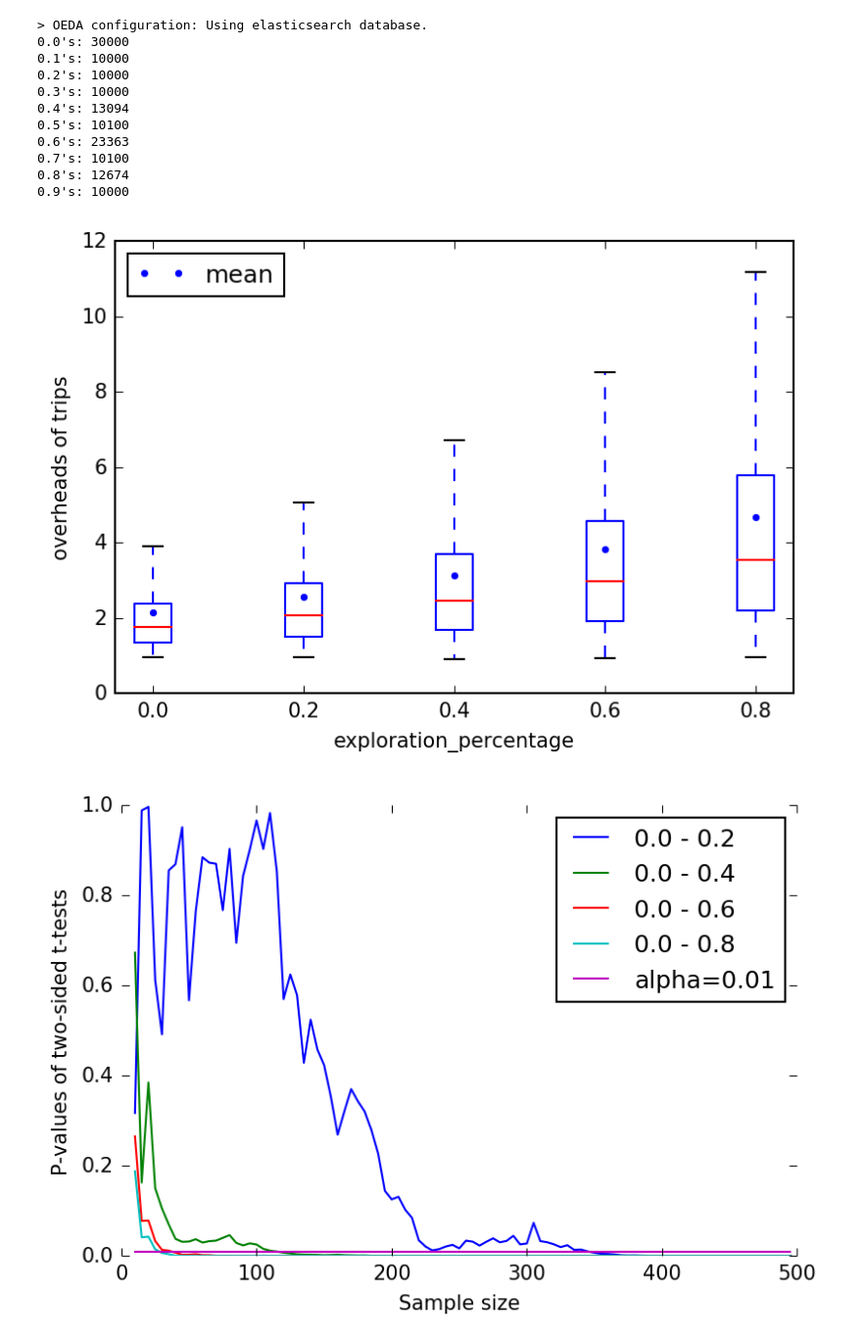
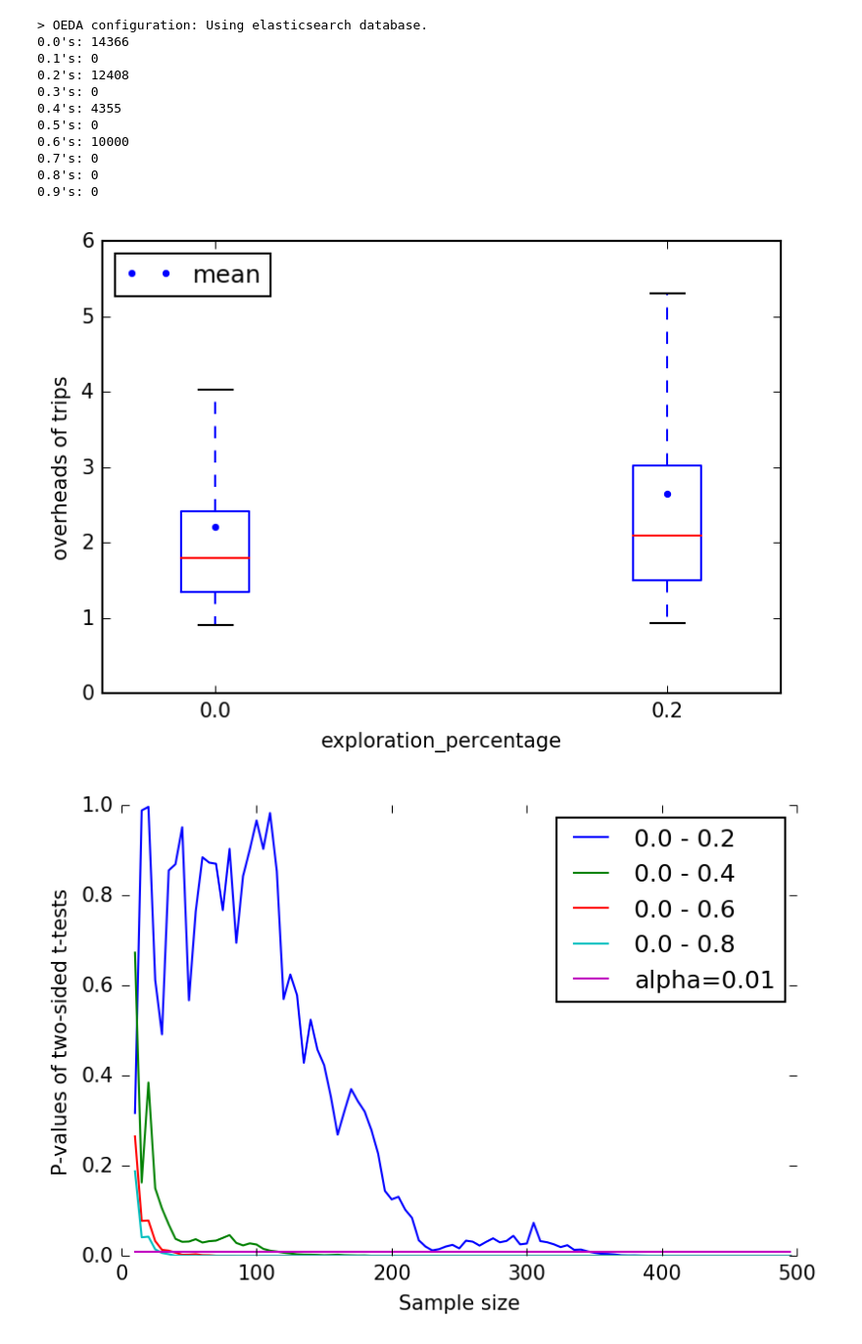
Before and after one commit to Starofall/RTX, a Jupyter notebook: analysis_exploration_percentage.ipynb, the cells around one changed output. Shown at 98% size. Cells and saved outputs as stored; diff of their text form; code cells hidden in the pictures.

Commit message:
plotting

```diff
--- a/analysis_exploration_percentage.ipynb
+++ b/analysis_exploration_percentage.ipynb
@@ -4,9 +4,15 @@ from rtxlib.rtx_run import setup_database, db
 from analysis_lib.one_sample_tests import KolmogorovSmirnov
 from analysis_lib.two_sample_tests import Ttest
 
-index = "rtx4"
+index = "rtx10"
 
+# knob = "route_random_sigma"
 knob = "exploration_percentage"
+# knob = "max_speed_and_length_factor"
+# knob = "average_edge_duration_factor"
+# knob = "freshness_update_factor"
+# knob = "freshness_cut_off_value"
+# knob = "re_route_every_ticks"
 
 setup_database(index)
 results = db().get_all_data_points()
@@ -16,22 +22,22 @@ data = {}
 knobs = {}
 for i in range(10):
     no = float("0."+str(i))
-    res = [r for r in results if r[1][knob]==no]
+    res = [r for r in results if r[1].get(knob)==no]
     data[i] = [r[0] for r in res]
     knobs[i] = [r[1] for r in res]
     print "0."+str(i)+"'s: " + str(len(data[i]))
 # %% [output]
 > OEDA configuration: Using elasticsearch database.
-0.0's: 30000
-0.1's: 10000
-0.2's: 10000
-0.3's: 10000
-0.4's: 13094
-0.5's: 10100
-0.6's: 23363
-0.7's: 10100
-0.8's: 12674
-0.9's: 10000
+0.0's: 14366
+0.1's: 0
+0.2's: 12408
+0.3's: 0
+0.4's: 4355
+0.5's: 0
+0.6's: 10000
+0.7's: 0
+0.8's: 0
+0.9's: 0
 # %%
 import matplotlib.pyplot as plt
 from numpy import var, std, mean, median
@@ -41,35 +47,36 @@ mpl.rc("savefig", dpi=150)
 y_key = 'overhead'
 
 sample_size = 10000
 # keys = range(10)
-keys = [0, 2, 4, 6, 8]
+# keys = [0, 2, 4, 6, 8]
+keys = [0, 2]
 
 means = []
 all_data = []
 
 for i in keys:
     analysis_data = [r[y_key] for r in data[i]][:sample_size]
     all_data.append(analysis_data)
     means.append(mean(analysis_data))
 
 fig,ax = plt.subplots()
 ax.plot(keys,means, ".", label='mean')
 ax.boxplot(all_data, 0, '', positions=keys)
 plt.xticks(keys, ["0."+str(k) for k in keys])
 plt.legend(loc='best')
 plt.ylabel('overheads of trips')
 plt.xlabel(knob)
 plt.show()
 
 # for i in range(len(all_data)):
 #     plt.figure()
 #     plt.hist(all_data[i], 100)
 #     plt.ylabel('Overhead count')
 #     plt.xlabel('Overhead value')
 #     plt.title(knob + '=' + "0."+str(keys[i]))
 #     plt.show()
 # %% [output]
-[figure, old version]
+[figure, new version]
 # %%
 mpl.rc("savefig", dpi=150)
 
```
